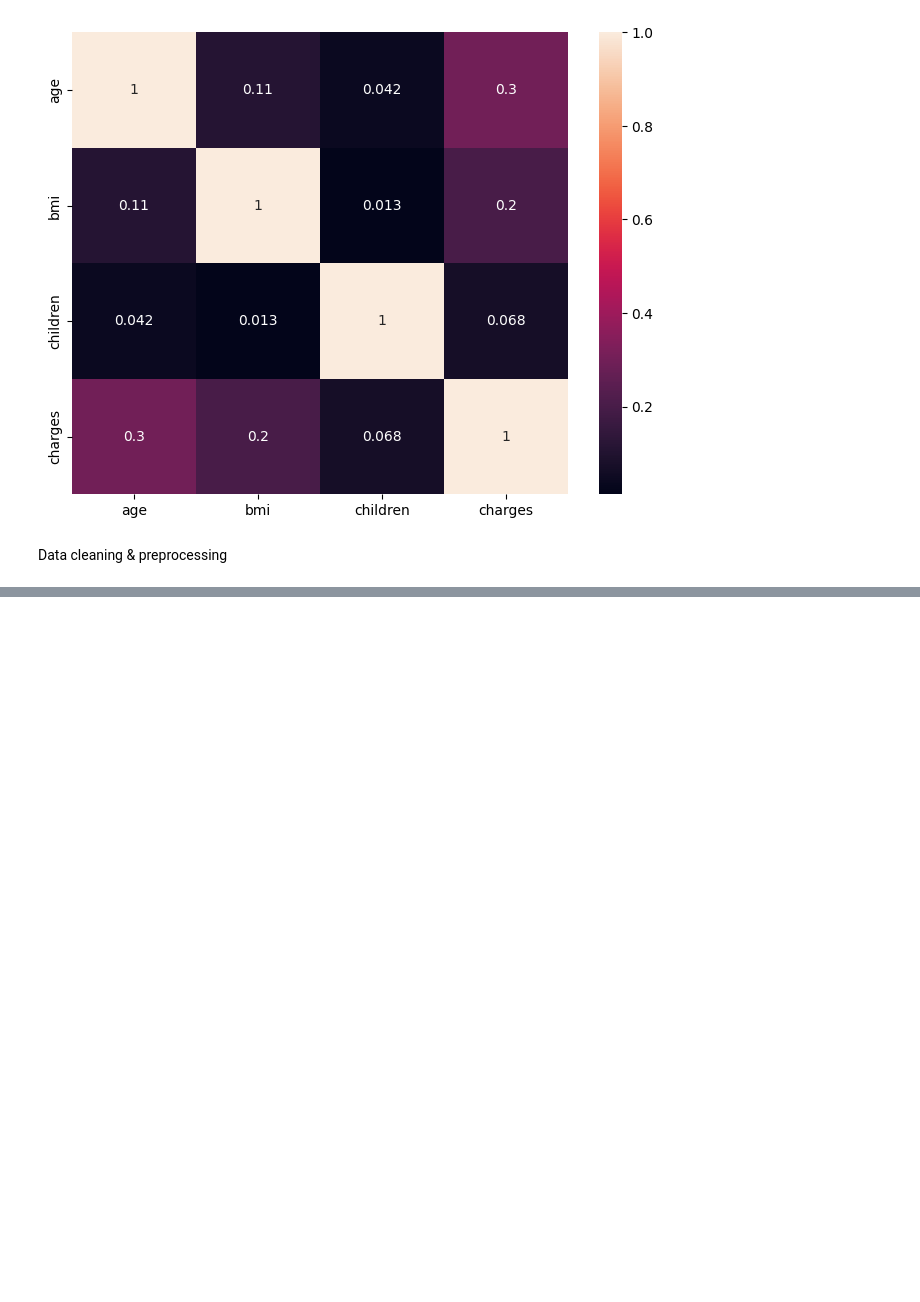
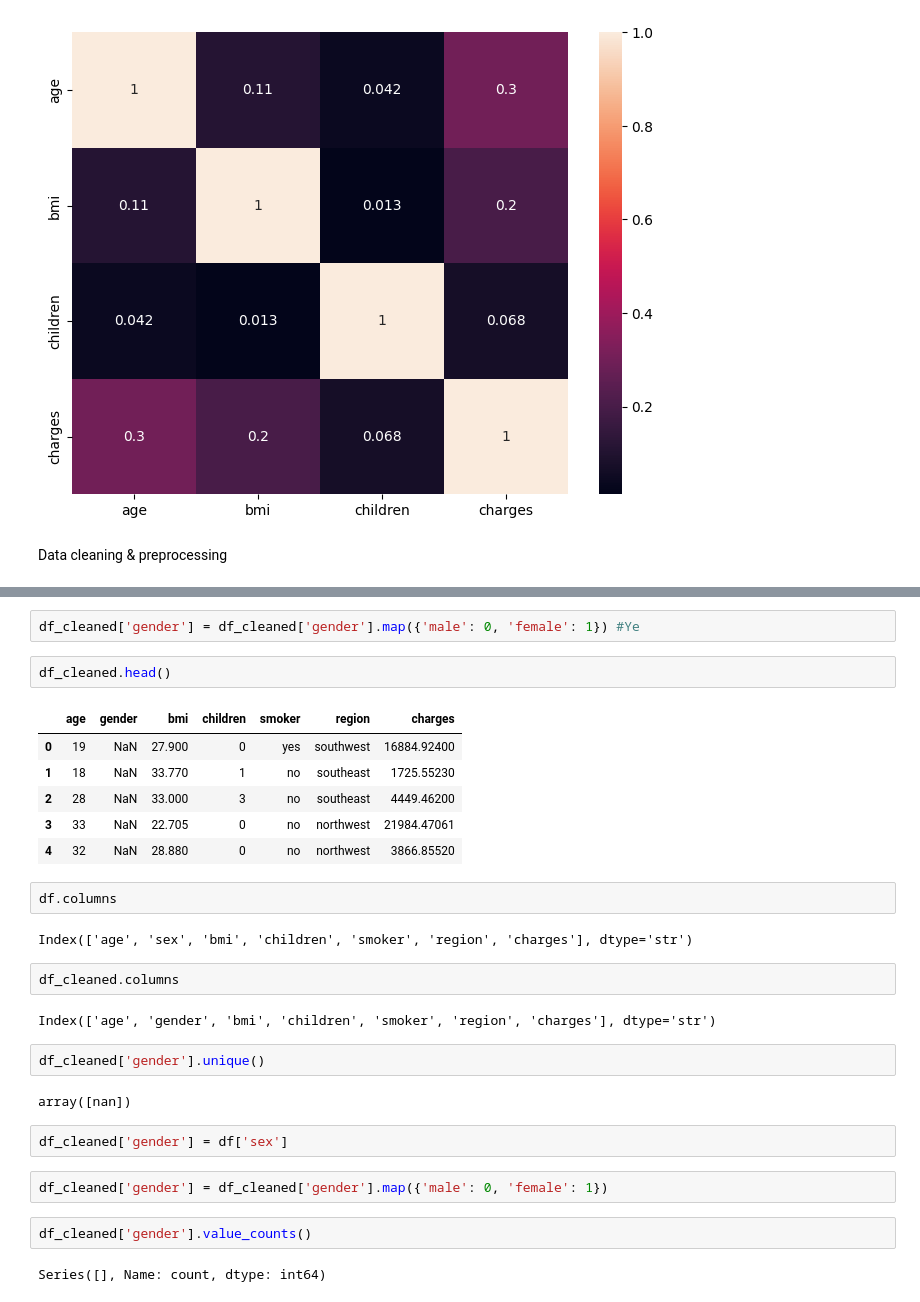
Before and after one commit to altafshaikh7/machine-learning, a Jupyter notebook: lectureNo1/learn1/insurance.ipynb, the cells around one changed output, grey strips where cells are left out. Drawn from its saved outputs; the diff is of its cells as text; blank space fills up the shorter version.

```diff
--- a/lectureNo1/learn1/insurance.ipynb
+++ b/lectureNo1/learn1/insurance.ipynb
@@ -126,0 +194,31 @@ Data cleaning & preprocessing
+# %%
+df_cleaned['gender'] = df_cleaned['gender'].map({'male': 0, 'female': 1}) #Ye
+# %%
+df_cleaned.head()
+# %% [output]
+|  | age | gender | bmi | children | smoker | region | charges |
+| 0 | 19 | NaN | 27.900 | 0 | yes | southwest | 16884.92400 |
+| 1 | 18 | NaN | 33.770 | 1 | no | southeast | 1725.55230 |
+| 2 | 28 | NaN | 33.000 | 3 | no | southeast | 4449.46200 |
+| 3 | 33 | NaN | 22.705 | 0 | no | northwest | 21984.47061 |
+| 4 | 32 | NaN | 28.880 | 0 | no | northwest | 3866.85520 |
+# %%
+df.columns
+# %% [output]
+Index(['age', 'sex', 'bmi', 'children', 'smoker', 'region', 'charges'], dtype='str')
+# %%
+df_cleaned.columns
+# %% [output]
+Index(['age', 'gender', 'bmi', 'children', 'smoker', 'region', 'charges'], dtype='str')
+# %%
+df_cleaned['gender'].unique()
+# %% [output]
+array([nan])
+# %%
+df_cleaned['gender'] = df['sex']
+# %%
+df_cleaned['gender'] = df_cleaned['gender'].map({'male': 0, 'female': 1})
+# %%
+df_cleaned['gender'].value_counts()
+# %% [output]
+Series([], Name: count, dtype: int64)
```
Also changed, not shown: parts of 15 cells of this notebook.
